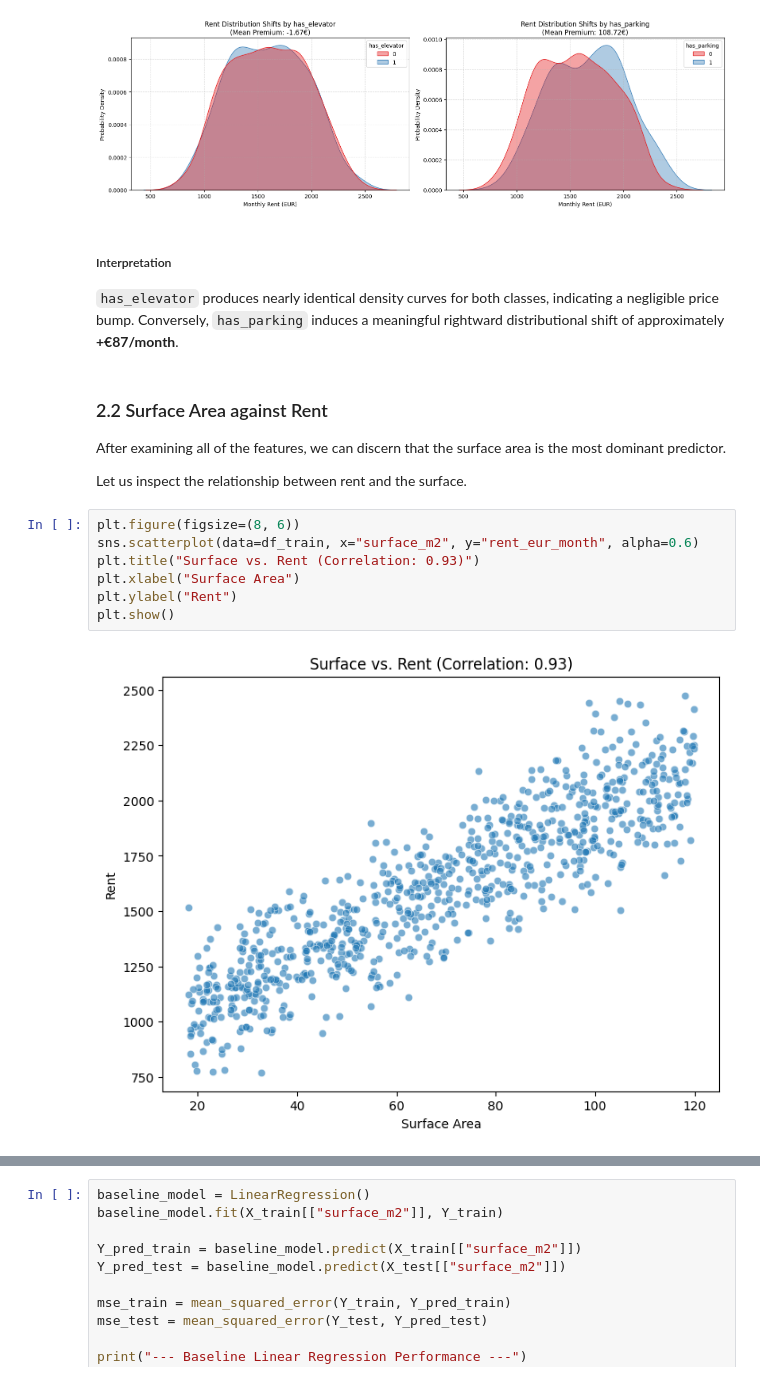
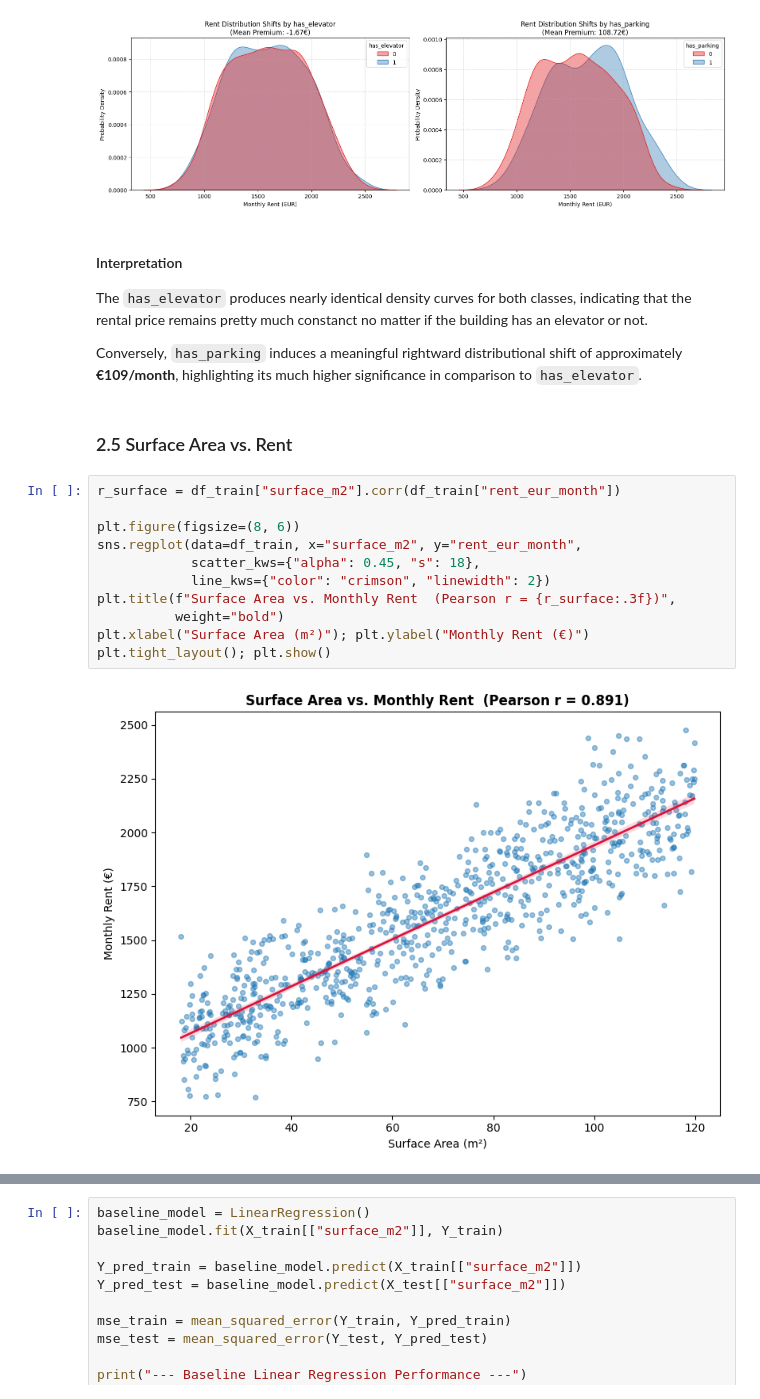
Before and after one commit to KSteponavicus/Urban-Rental-Pricing---Final-ML-Project, a Jupyter notebook: final_project.ipynb, the cells around one changed output, grey strips where cells are left out. Drawn from its saved outputs; the diff is of its cells as text.

```diff
--- a/final_project.ipynb
+++ b/final_project.ipynb
@@ -238,24 +240,26 @@ Mean Rent with:    €1666.60
 Net Price Increase: +€108.72
 [figure]
 # %% [markdown]
-##### Interpretation
+#### Interpretation
 
-`has_elevator` produces nearly identical density curves for both classes, indicating a negligible price bump. Conversely, `has_parking` induces a meaningful rightward distributional shift of approximately **+€87/month**.
+The `has_elevator` produces nearly identical density curves for both classes, indicating that the rental price remains pretty much constanct no matter if the building has an elevator or not.
+
+Conversely, `has_parking` induces a meaningful rightward distributional shift of approximately **€109/month**, highlighting its much higher significance in comparison to `has_elevator`.
 # %% [markdown]
-### 2.2 Surface Area against Rent
-
-After examining all of the features, we can discern that the surface area is the most dominant predictor.
-
-Let us inspect the relationship between rent and the surface.
+### 2.5 Surface Area vs. Rent
 # %%
+r_surface = df_train["surface_m2"].corr(df_train["rent_eur_month"])
+
 plt.figure(figsize=(8, 6))
-sns.scatterplot(data=df_train, x="surface_m2", y="rent_eur_month", alpha=0.6)
-plt.title("Surface vs. Rent (Correlation: 0.93)")
-plt.xlabel("Surface Area")
-plt.ylabel("Rent")
-plt.show()
+sns.regplot(data=df_train, x="surface_m2", y="rent_eur_month",
+            scatter_kws={"alpha": 0.45, "s": 18},
+            line_kws={"color": "crimson", "linewidth": 2})
+plt.title(f"Surface Area vs. Monthly Rent  (Pearson r = {r_surface:.3f})",
+          weight="bold")
+plt.xlabel("Surface Area (m²)"); plt.ylabel("Monthly Rent (€)")
+plt.tight_layout(); plt.show()
 # %% [output]
-[figure, old version]
+[figure, new version]
 # %% [markdown]
 #### Interpretation
 
```
Also changed, not shown: parts of 24 cells of this notebook, 3 other files.
